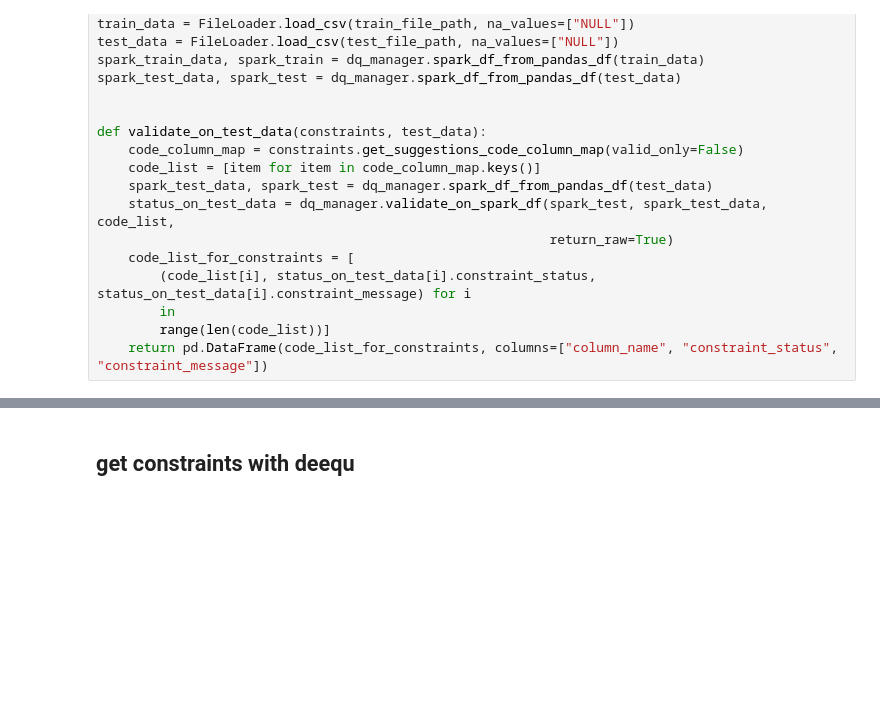
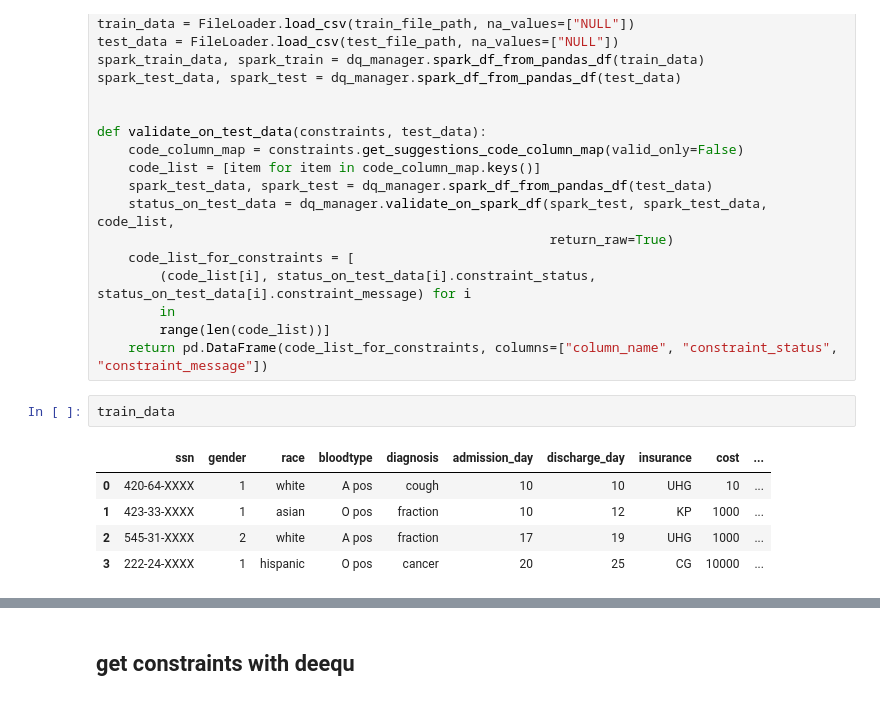
Before and after one commit to guangchen811/tadv, a Jupyter notebook: scripts/python/constraint_inference/toy_model/run_on_toy_model.ipynb, the cells around one changed output, grey strips where cells are left out. Saved outputs shown, nothing was run; the diff lists cells and outputs as text; blank space fills up the shorter version.

```diff
--- a/scripts/python/constraint_inference/toy_model/run_on_toy_model.ipynb
+++ b/scripts/python/constraint_inference/toy_model/run_on_toy_model.ipynb
@@ -41,3 +41,11 @@ def validate_on_test_data(constraints, test_data):
         in
         range(len(code_list))]
     return pd.DataFrame(code_list_for_constraints, columns=["column_name", "constraint_status", "constraint_message"])
+# %%
+train_data
+# %% [output]
+|  | ssn | gender | race | bloodtype | diagnosis | admission_day | discharge_day | insurance | cost | ... |
+| 0 | 420-64-XXXX | 1 | white | A pos | cough | 10 | 10 | UHG | 10 | ... |
+| 1 | 423-33-XXXX | 1 | asian | O pos | fraction | 10 | 12 | KP | 1000 | ... |
+| 2 | 545-31-XXXX | 2 | white | A pos | fraction | 17 | 19 | UHG | 1000 | ... |
+| 3 | 222-24-XXXX | 1 | hispanic | O pos | cancer | 20 | 25 | CG | 10000 | ... |
```
Also changed, not shown: parts of 24 cells of this notebook.
